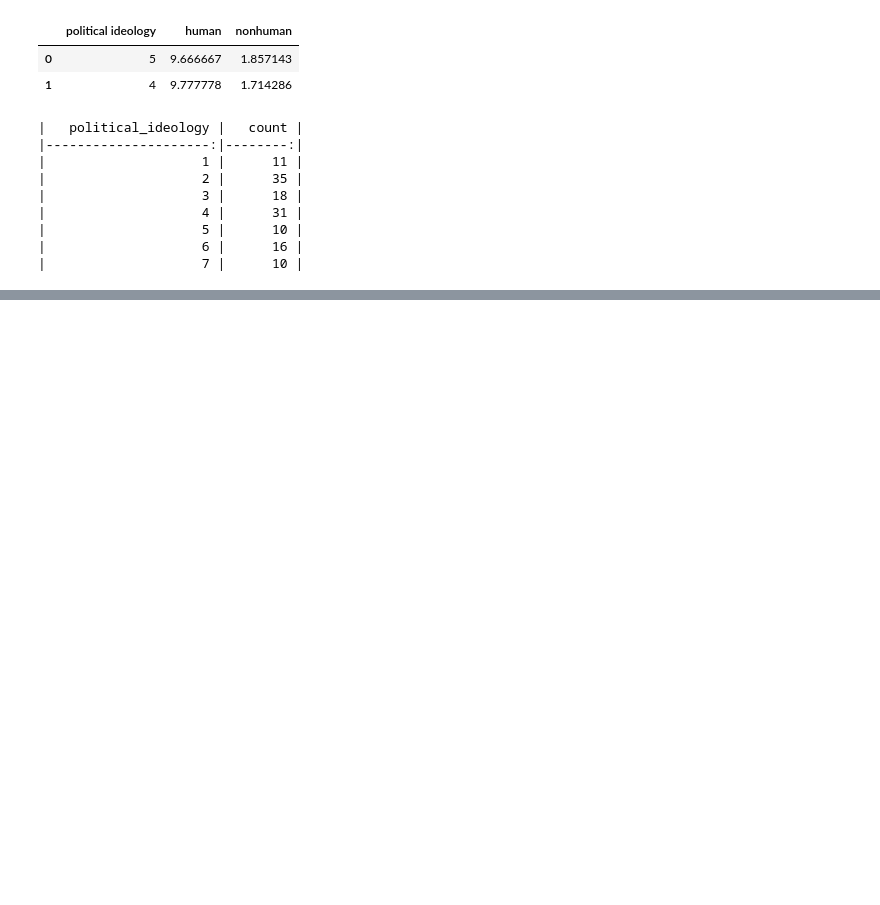
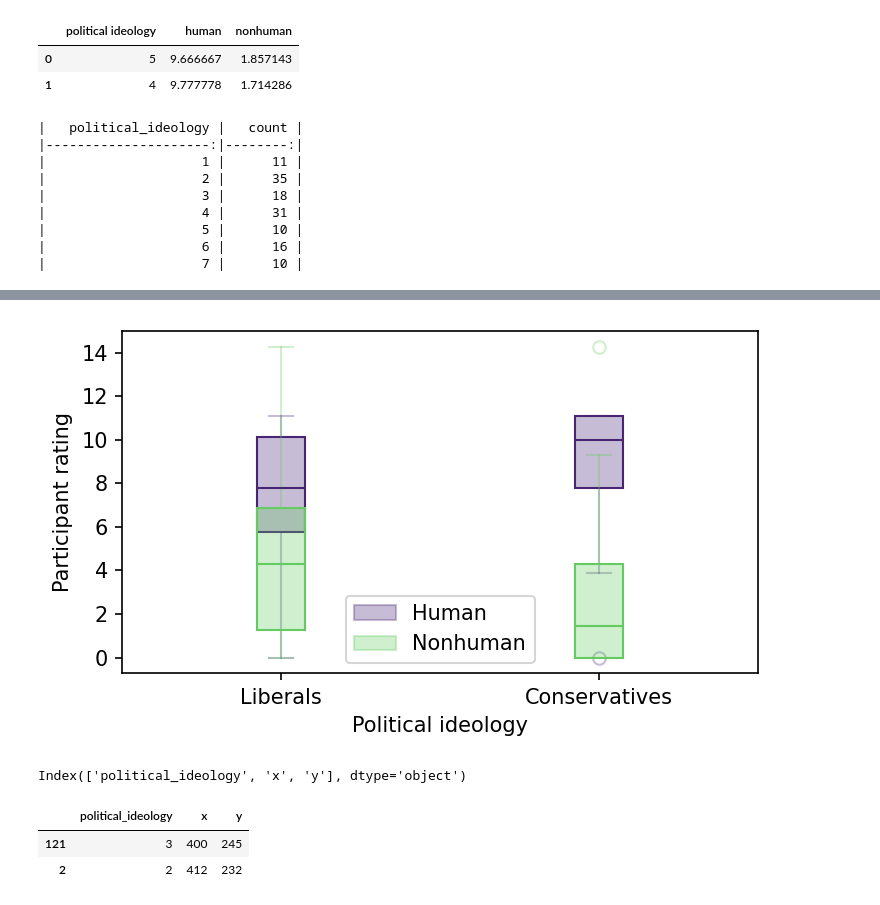
Before and after one commit to levon003/levon003.github.io, a Jupyter notebook: src/moral_circles/MoralCircles.ipynb, the cells around one changed output, grey strips where cells are left out. Drawn from its saved outputs; the diff is of its cells as text; code cells hidden in the pictures; blank space fills up the shorter version.

```diff
--- a/src/moral_circles/MoralCircles.ipynb
+++ b/src/moral_circles/MoralCircles.ipynb
@@ -84,0 +92,58 @@ plt.show()
+# %%
+fig, ax = plt.subplots(1, 1, figsize=(5, 3))
+political_ideologies = np.array([1, 2, 3, 4, 5, 6, 7])
+human_color = matplotlib.cm.viridis(0.1)
+nonhuman_color = matplotlib.cm.viridis(0.76)
+
+legend_patches = []
+for category, color in (
+    ("human", human_color),
+    ("nonhuman", nonhuman_color)):
+    alphacolor = list(color)
+    alphacolor[-1] = 0.3
+    bplot= ax.boxplot(
+        [df4[df4.political_ideology.isin(l)][category] for l in [(1, 2, 3), (4, 5, 6)]],
+        meanline=False,
+        patch_artist=True,
+        flierprops={"markeredgecolor": alphacolor},
+    )
+    for key in bplot.keys():
+        for patch in bplot[key]:
+            if key in ["means", "boxes"]:
+                patch.set_edgecolor(color)
+                patch.set_facecolor(alphacolor)
+            elif key == "medians":
+                patch.set_color(color)
+            else:
+                patch.set_color(alphacolor)
+    legend_patch = matplotlib.patches.Patch(color=alphacolor, label=category.capitalize())
+    legend_patches.append(legend_patch)
+
+
+ax.set_xlabel("Political ideology")
+ax.set_ylabel("Participant rating")
+
+ax.legend(handles=legend_patches)
+ax.set_xticks([1, 2], ["Liberals", "Conservatives"])
+
+fig.tight_layout()
+plt.savefig("fig4_recreated2.png", dpi=150)
+
+plt.show()
+# %% [output]
+[figure, added]
+# %%
+df5 = df5.rename(columns={
+    "political ideology": "political_ideology",
+    "x-axis (heatmap)": "x",
+    "y-axis (heatmap)": "y",
+})
+df5.columns
+# %% [output]
+Index(['political_ideology', 'x', 'y'], dtype='object')
+# %%
+df5.sample(n=2)
+# %% [output]
+|  | political_ideology | x | y |
+| 121 | 3 | 400 | 245 |
+| 2 | 2 | 412 | 232 |
```
Also changed, not shown: parts of 10 cells of this notebook, 19 other files.
